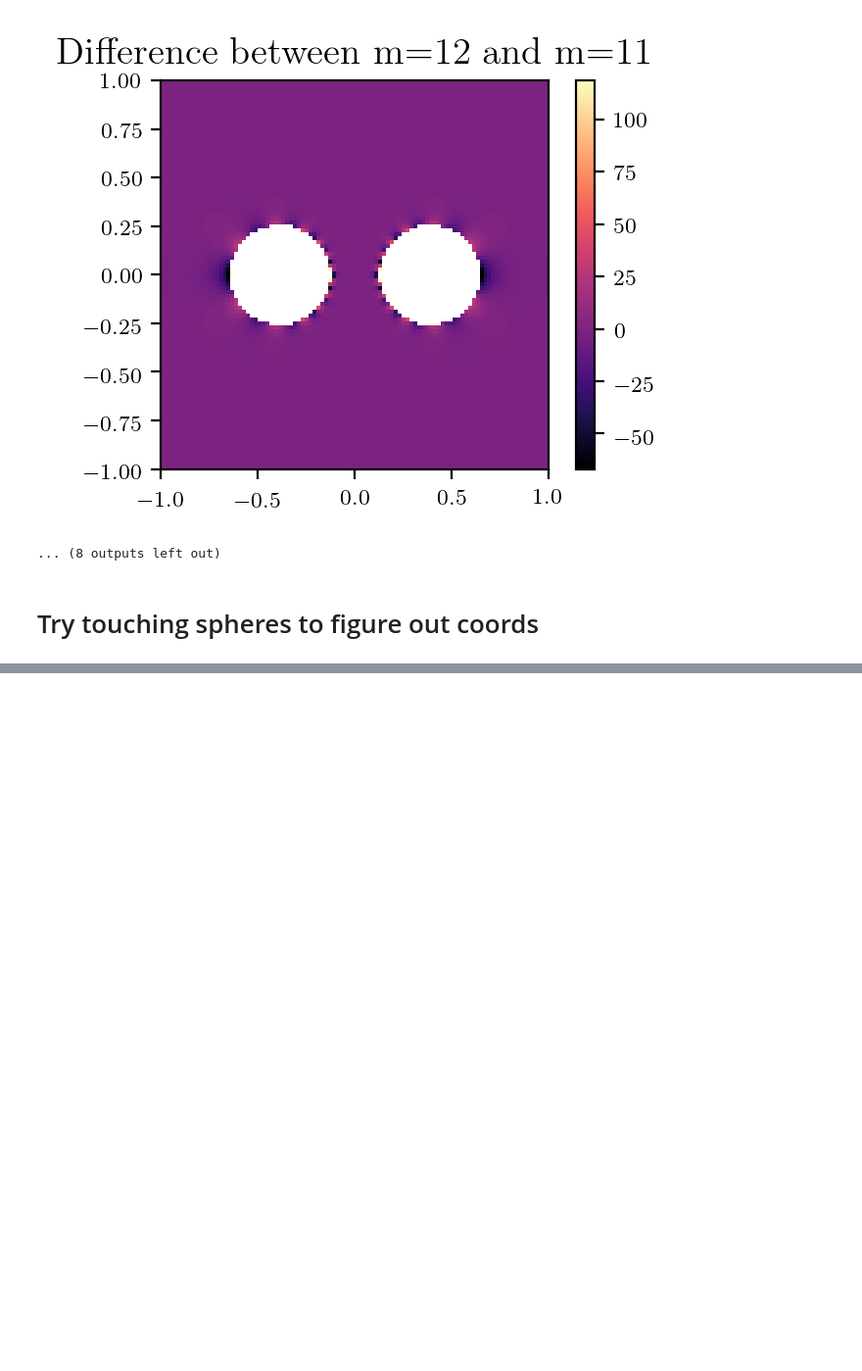
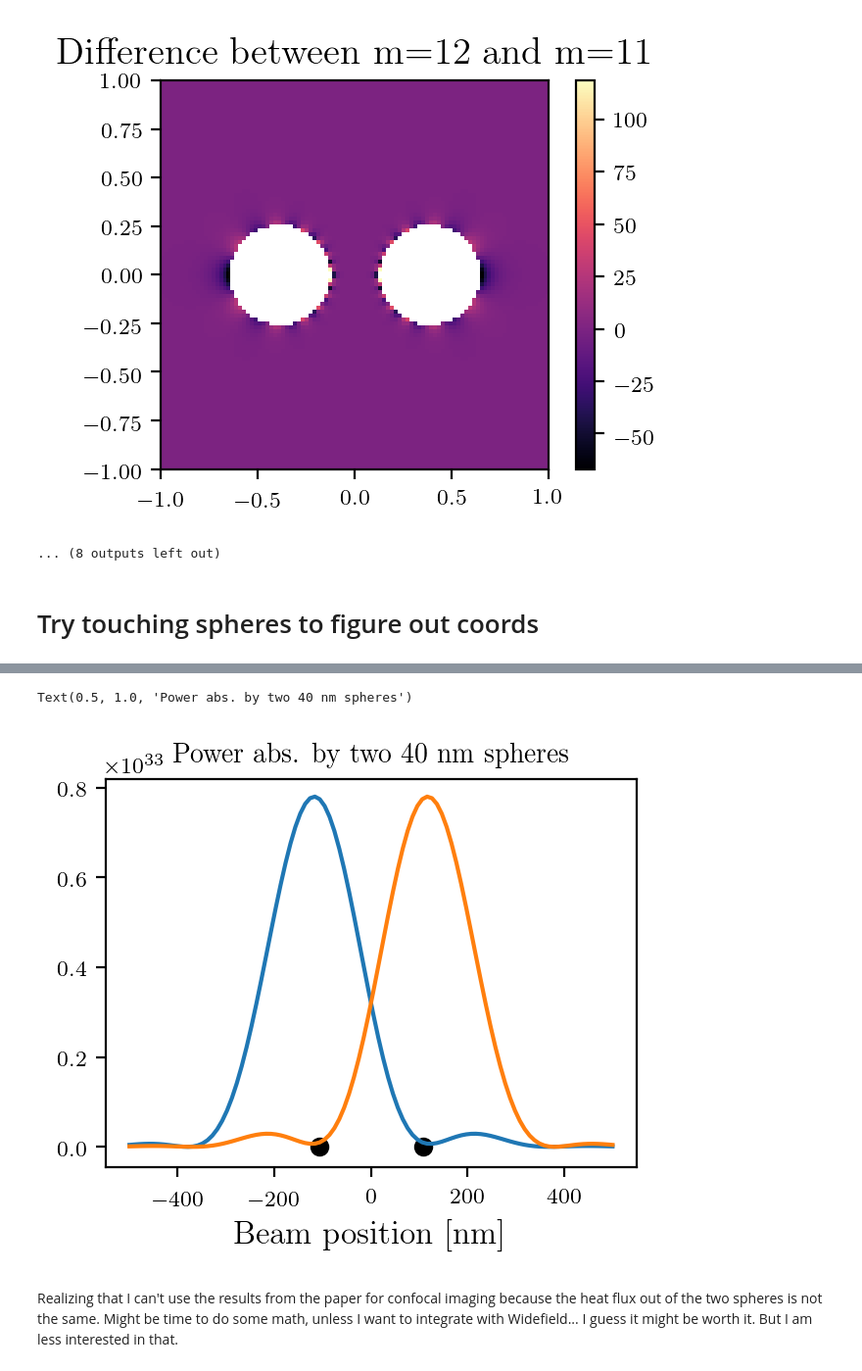
Before and after one commit to HarrisonGoldwyn/photothermal_image_model, a Jupyter notebook: python/temperature_model.ipynb, the cells around one changed output, grey strips where cells are left out. Shown at 98% size. Drawn from its saved outputs; the diff is of its cells as text; code cells hidden in the pictures; blank space fills up the shorter version.

```diff
--- a/python/temperature_model.ipynb
+++ b/python/temperature_model.ipynb
@@ -504,0 +764,61 @@ plt.colorbar(label=r'$\frac{T-T_\infty}{q_s l/k}$')
+# %%
+alpha_1 = cp.sparse_ret_sphere_polarizability_Drude(
+    w=hw/hbar,
+    eps_inf=14.2,
+    w_p=10.0/hbar,
+    gamma=0.20/hbar,
+    eps_b=1.33**2.,
+    a=a1*1e-7,
+    )
+
+alpha_2 = cp.sparse_ret_sphere_polarizability_Drude(
+    w=hw/hbar,
+    eps_inf=14.2,
+    w_p=10.0/hbar,
+    gamma=0.20/hbar,
+    eps_b=1.33**2.,
+    a=a2*1e-7,
+    )
+# %%
+obs_points = np.linspace(-sensorsize_nm/2, sensorsize_nm/2, 100)*1e-7
+
+pow_test_1 = pow_abs_coupled(
+    x_obs=obs_points,
+    x_dip=-d*1e-7/2,
+    x_that_dip=d*1e-7/2,
+    w=hw/hbar,
+    d=d*1e-7,
+    alpha=alpha_1[0,0],
+    that_alpha=alpha_2[0,0],
+    probe_E=Eplane,
+    n_b=n0,
+    imaging_mode='cf'
+    )
+
+pow_test_2 = pow_abs_coupled(
+    x_obs=obs_points,
+    x_dip=+d*1e-7/2,
+    x_that_dip=-d*1e-7/2,
+    w=hw/hbar,
+    d=d*1e-7,
+    alpha=alpha_2[0,0],
+    that_alpha=alpha_1[0,0],
+    probe_E=Eplane,
+    n_b=n0,
+    imaging_mode='cf'
+    )
+
+plt.plot(obs_points*1e7, pow_test_1)
+plt.plot(obs_points*1e7, pow_test_2)
+plt.xlabel('Beam position [nm]')
+## plot positions
+plt.scatter(
+    np.asarray([-1, 1])*d/2,
+    [0,0],
+    c='k')
+plt.title('Power abs. by two 40 nm spheres', fontsize=10)
+# %% [output]
+Text(0.5, 1.0, 'Power abs. by two 40 nm spheres')
+[figure, added]
+# %% [markdown]
+Realizing that I can't use the results from the paper for confocal imaging because the heat flux out of the two spheres is not the same. Might be time to do some math, unless I want to integrate with Widefield... I guess it might be worth it. But I am less interested in that.
```
Also changed, not shown: parts of 38 cells of this notebook, 9 other files.
